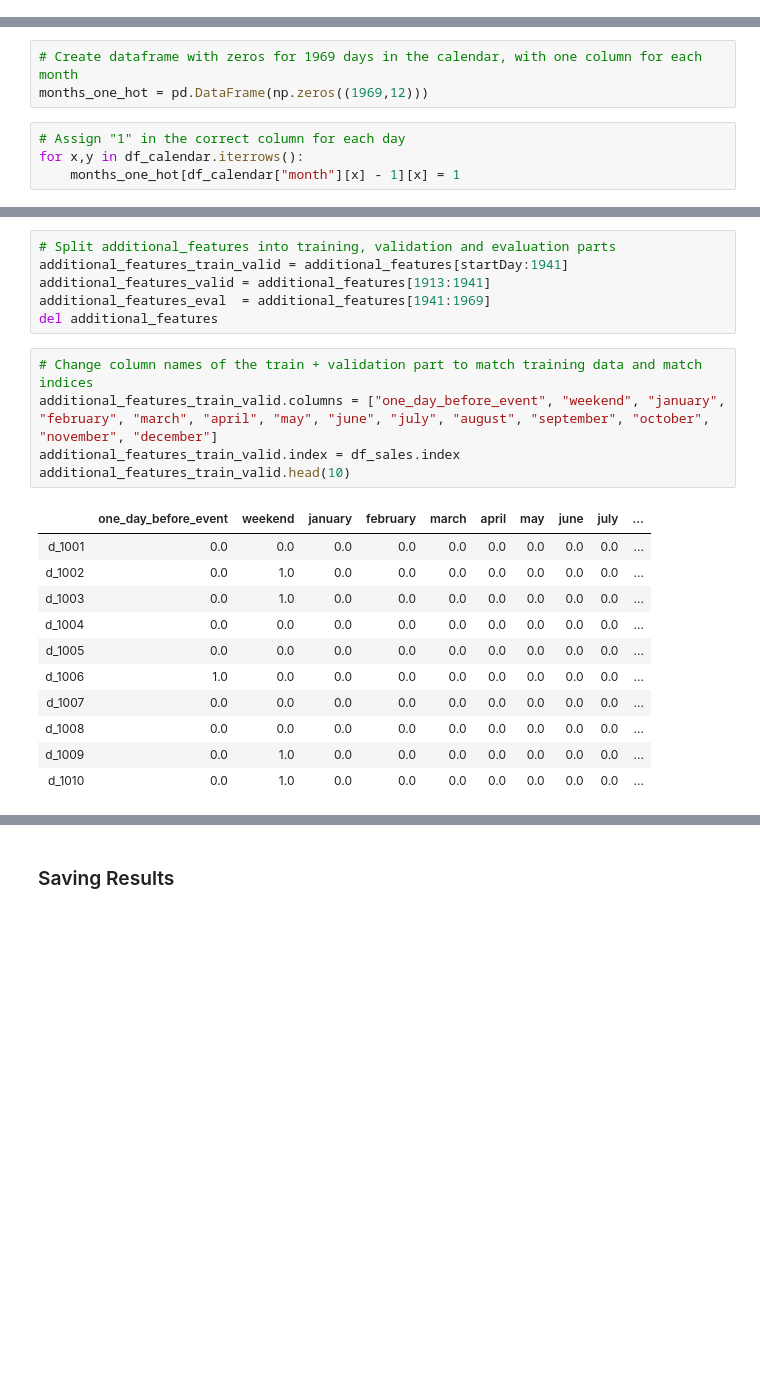
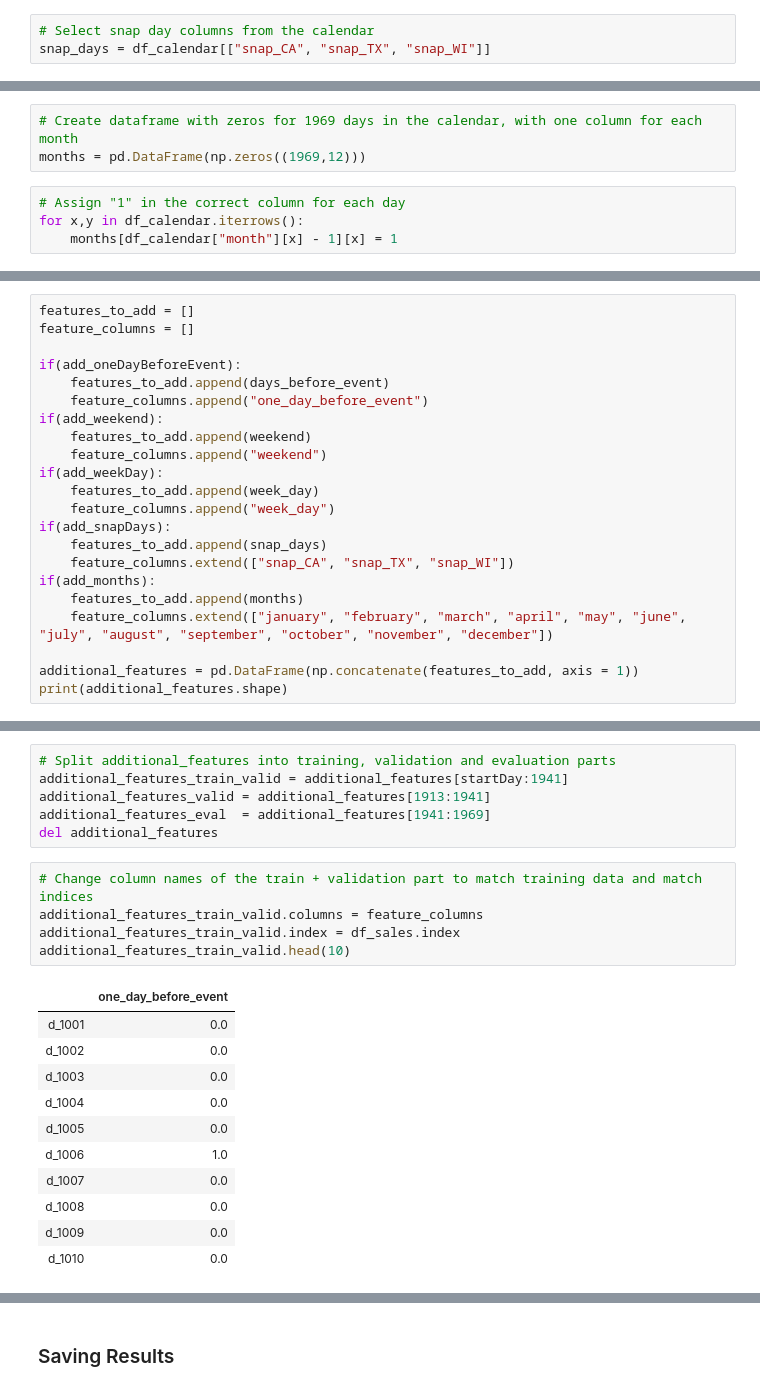
Before and after one commit to MaxDriessen/MuchLearningSuchWow_M5Forecasting, a Jupyter notebook: LSTM/LSTM_Preprocessing.ipynb, the cells around one changed output, grey strips where cells are left out. Saved outputs shown, nothing was run; the diff lists cells and outputs as text; blank space fills up the shorter version.

```diff
--- a/LSTM/LSTM_Preprocessing.ipynb
+++ b/LSTM/LSTM_Preprocessing.ipynb
@@ -95,10 +115,13 @@ for x,y in df_calendar.iterrows():
+# %%
+# Select snap day columns from the calendar
+snap_days = df_calendar[["snap_CA", "snap_TX", "snap_WI"]]
 # %% [markdown]
 ##### Months
 # %%
 # Create dataframe with zeros for 1969 days in the calendar, with one column for each month
-months_one_hot = pd.DataFrame(np.zeros((1969,12)))
+months = pd.DataFrame(np.zeros((1969,12)))
 # %%
 # Assign "1" in the correct column for each day
 for x,y in df_calendar.iterrows():
-    months_one_hot[df_calendar["month"][x] - 1][x] = 1
+    months[df_calendar["month"][x] - 1][x] = 1
 # %% [markdown]
@@ -110,0 +129,22 @@ print(additional_features.shape)
+# %%
+features_to_add = []
+feature_columns = []
+
+if(add_oneDayBeforeEvent):
+    features_to_add.append(days_before_event)
+    feature_columns.append("one_day_before_event")
+if(add_weekend):
+    features_to_add.append(weekend)
+    feature_columns.append("weekend")
+if(add_weekDay):
+    features_to_add.append(week_day)
+    feature_columns.append("week_day")
+if(add_snapDays):
+    features_to_add.append(snap_days)
+    feature_columns.extend(["snap_CA", "snap_TX", "snap_WI"])
+if(add_months):
+    features_to_add.append(months)
+    feature_columns.extend(["january", "february", "march", "april", "may", "june", "july", "august", "september", "october", "november", "december"])
+
+additional_features = pd.DataFrame(np.concatenate(features_to_add, axis = 1))
+print(additional_features.shape)
@@ -120,21 +162,21 @@ additional_features_eval  = additional_features[1941:1969]
 del additional_features
 # %%
 # Change column names of the train + validation part to match training data and match indices
-additional_features_train_valid.columns = ["one_day_before_event", "weekend", "january", "february", "march", "april", "may", "june", "july", "august", "september", "october", "november", "december"]
+additional_features_train_valid.columns = feature_columns
 additional_features_train_valid.index = df_sales.index
 additional_features_train_valid.head(10)
 # %% [output]
-|  | one_day_before_event | weekend | january | february | march | april | may | june | july | ... |
-| d_1001 | 0.0 | 0.0 | 0.0 | 0.0 | 0.0 | 0.0 | 0.0 | 0.0 | 0.0 | ... |
-| d_1002 | 0.0 | 1.0 | 0.0 | 0.0 | 0.0 | 0.0 | 0.0 | 0.0 | 0.0 | ... |
-| d_1003 | 0.0 | 1.0 | 0.0 | 0.0 | 0.0 | 0.0 | 0.0 | 0.0 | 0.0 | ... |
-| d_1004 | 0.0 | 0.0 | 0.0 | 0.0 | 0.0 | 0.0 | 0.0 | 0.0 | 0.0 | ... |
-| d_1005 | 0.0 | 0.0 | 0.0 | 0.0 | 0.0 | 0.0 | 0.0 | 0.0 | 0.0 | ... |
-| d_1006 | 1.0 | 0.0 | 0.0 | 0.0 | 0.0 | 0.0 | 0.0 | 0.0 | 0.0 | ... |
-| d_1007 | 0.0 | 0.0 | 0.0 | 0.0 | 0.0 | 0.0 | 0.0 | 0.0 | 0.0 | ... |
-| d_1008 | 0.0 | 0.0 | 0.0 | 0.0 | 0.0 | 0.0 | 0.0 | 0.0 | 0.0 | ... |
-| d_1009 | 0.0 | 1.0 | 0.0 | 0.0 | 0.0 | 0.0 | 0.0 | 0.0 | 0.0 | ... |
-| d_1010 | 0.0 | 1.0 | 0.0 | 0.0 | 0.0 | 0.0 | 0.0 | 0.0 | 0.0 | ... |
+|  | one_day_before_event |
+| d_1001 | 0.0 |
+| d_1002 | 0.0 |
+| d_1003 | 0.0 |
+| d_1004 | 0.0 |
+| d_1005 | 0.0 |
+| d_1006 | 1.0 |
+| d_1007 | 0.0 |
+| d_1008 | 0.0 |
+| d_1009 | 0.0 |
+| d_1010 | 0.0 |
 # %%
 # Add additional_features_train_valid to the sales data to obtain the training & validation set
 df_train_valid = pd.concat([df_sales, additional_features_train_valid], axis = 1)
```
Also changed, not shown: parts of 19 cells of this notebook, 5 other files.
